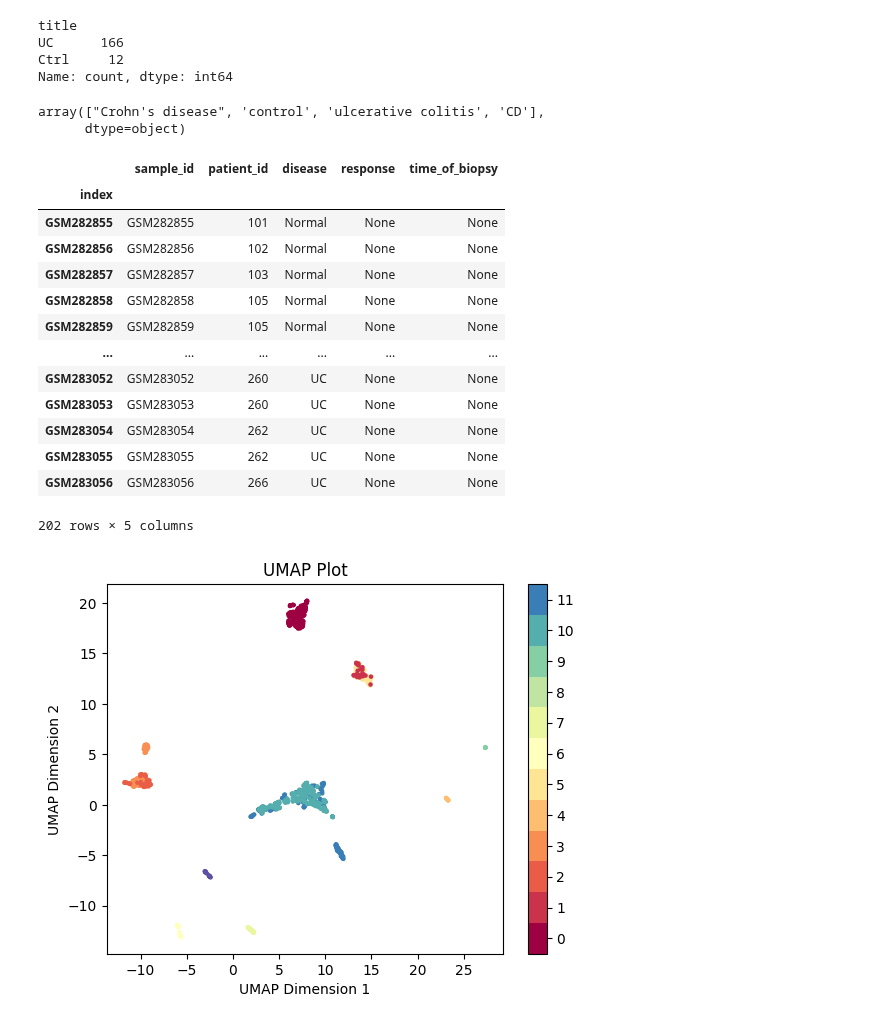
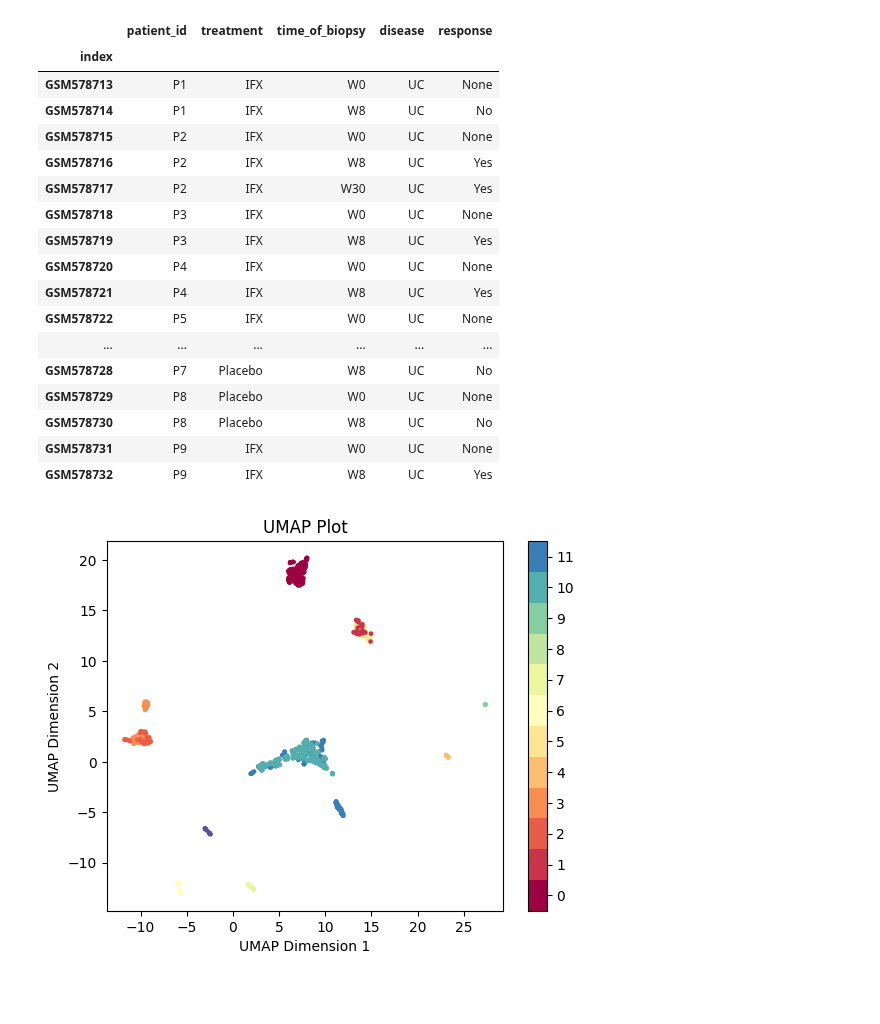
Before and after one commit to MaciejPiernik/ibd, a Jupyter notebook: ibd/notebooks/experiment_playground.ipynb, the cells around one changed output. Saved outputs shown, nothing was run; the diff lists cells and outputs as text; code cells hidden in the pictures; blank space fills up the shorter version.

Commit message:
Metadata for 5 datasets - done

```diff
--- a/ibd/notebooks/experiment_playground.ipynb
+++ b/ibd/notebooks/experiment_playground.ipynb
@@ -29,35 +32,25 @@ db = db.dropna(axis=1)
 # %%
-metadata = pd.read_parquet(os.path.join(DATA_DIR, 'GSE73661_metadata.parquet'))
-metadata['title'].map(lambda x: 'UC' if 'UC' in x else 'Ctrl' if 'Control' in x else None).value_counts()
+metadata = pd.read_parquet(os.path.join(DATA_DIR, 'GSE23597_metadata.parquet'))
+metadata.head(20)
 # %% [output]
-title
-UC      166
-Ctrl     12
-Name: count, dtype: int64
+|  | patient_id | treatment | time_of_biopsy | disease | response |
+| index |  |  |  |  |  |
+| GSM578713 | P1 | IFX | W0 | UC | None |
+| GSM578714 | P1 | IFX | W8 | UC | No |
+| GSM578715 | P2 | IFX | W0 | UC | None |
+| GSM578716 | P2 | IFX | W8 | UC | Yes |
+| GSM578717 | P2 | IFX | W30 | UC | Yes |
+| GSM578718 | P3 | IFX | W0 | UC | None |
+| GSM578719 | P3 | IFX | W8 | UC | Yes |
+| GSM578720 | P4 | IFX | W0 | UC | None |
+| GSM578721 | P4 | IFX | W8 | UC | Yes |
+| GSM578722 | P5 | IFX | W0 | UC | None |
+| ... | ... | ... | ... | ... | ... |
+| GSM578728 | P7 | Placebo | W8 | UC | No |
+| GSM578729 | P8 | Placebo | W0 | UC | None |
+| GSM578730 | P8 | Placebo | W8 | UC | No |
+| GSM578731 | P9 | IFX | W0 | UC | None |
+| GSM578732 | P9 | IFX | W8 | UC | Yes |
-# %%
-metadata = pd.read_parquet(os.path.join(DATA_DIR, 'GSE75214_metadata.parquet'))
-metadata['characteristics_ch1.1.disease'].unique()
-# %% [output]
-array(["Crohn's disease", 'control', 'ulcerative colitis', 'CD'],
-      dtype=object)
-# %%
-metadata = pd.read_parquet(os.path.join(DATA_DIR, 'GSE11223_metadata.parquet'))
-metadata
-# %% [output]
-|  | sample_id | patient_id | disease | response | time_of_biopsy |
-| index |  |  |  |  |  |
-| GSM282855 | GSM282855 | 101 | Normal | None | None |
-| GSM282856 | GSM282856 | 102 | Normal | None | None |
-| GSM282857 | GSM282857 | 103 | Normal | None | None |
-| GSM282858 | GSM282858 | 105 | Normal | None | None |
-| GSM282859 | GSM282859 | 105 | Normal | None | None |
-| ... | ... | ... | ... | ... | ... |
-| GSM283052 | GSM283052 | 260 | UC | None | None |
-| GSM283053 | GSM283053 | 260 | UC | None | None |
-| GSM283054 | GSM283054 | 262 | UC | None | None |
-| GSM283055 | GSM283055 | 262 | UC | None | None |
-| GSM283056 | GSM283056 | 266 | UC | None | None |
-202 rows × 5 columns
 # %%
 # Create UMAP embedding
 umap_embedding = umap.UMAP().fit_transform(db)
```
Also changed, not shown: parts of 1 cell of this notebook, 2 other files.
